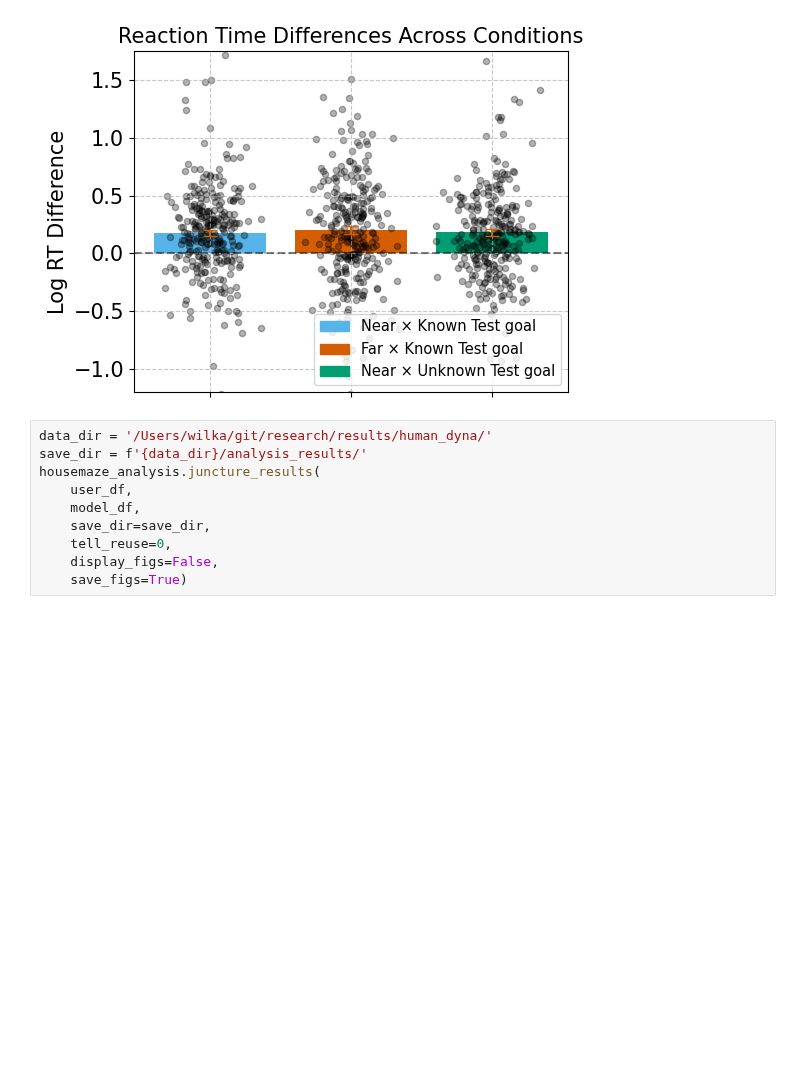
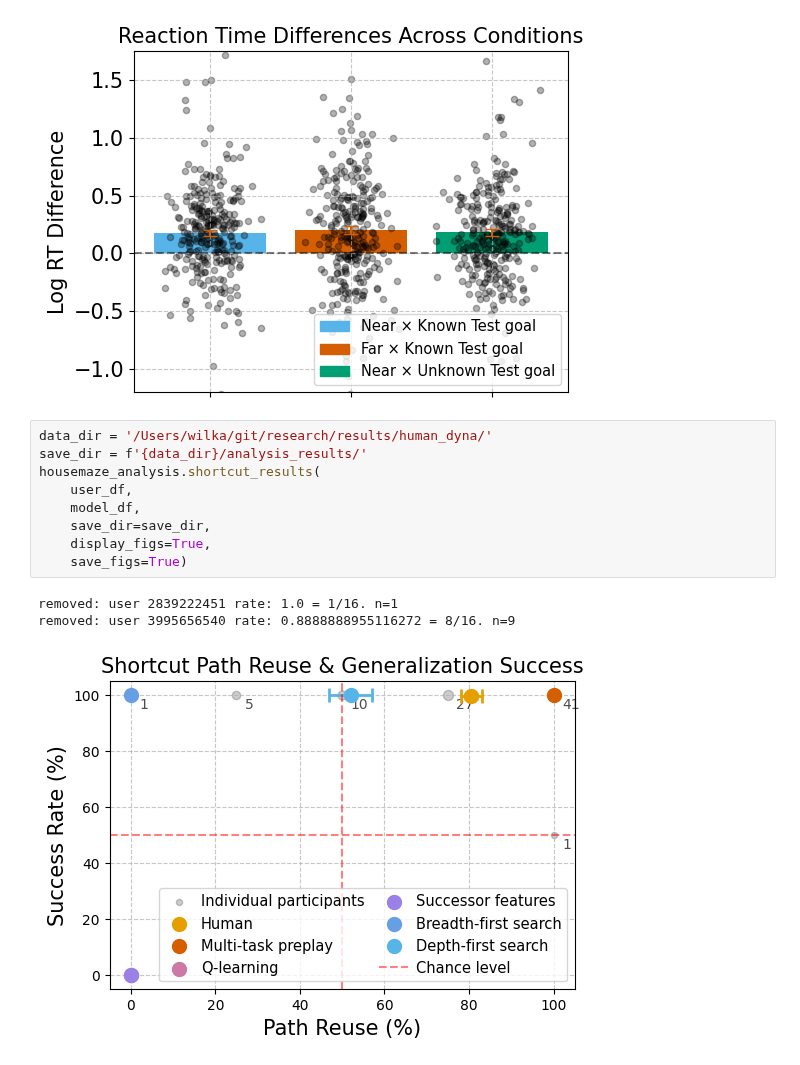
Before and after one commit to wcarvalho/human-dyna-web, a Jupyter notebook: analysis_notebooks/jaxmaze-plots-1.ipynb, the cells around one changed output. Cells and saved outputs as stored; diff of their text form; blank space fills up the shorter version.

```diff
--- a/analysis_notebooks/jaxmaze-plots-1.ipynb
+++ b/analysis_notebooks/jaxmaze-plots-1.ipynb
@@ -169,11 +152,14 @@ housemaze_analysis.juncture_results(
 # %%
 data_dir = '/Users/wilka/git/research/results/human_dyna/'
 save_dir = f'{data_dir}/analysis_results/'
-housemaze_analysis.juncture_results(
+housemaze_analysis.shortcut_results(
     user_df,
     model_df,
     save_dir=save_dir,
-    tell_reuse=0,
-    display_figs=False,
+    display_figs=True,
     save_figs=True)
+# %% [output]
+removed: user 2839222451 rate: 1.0 = 1/16. n=1
+removed: user 3995656540 rate: 0.8888888955116272 = 8/16. n=9
+[figure, added]
 # %%
```
Also changed, not shown: parts of 4 cells of this notebook, 2 other files.
